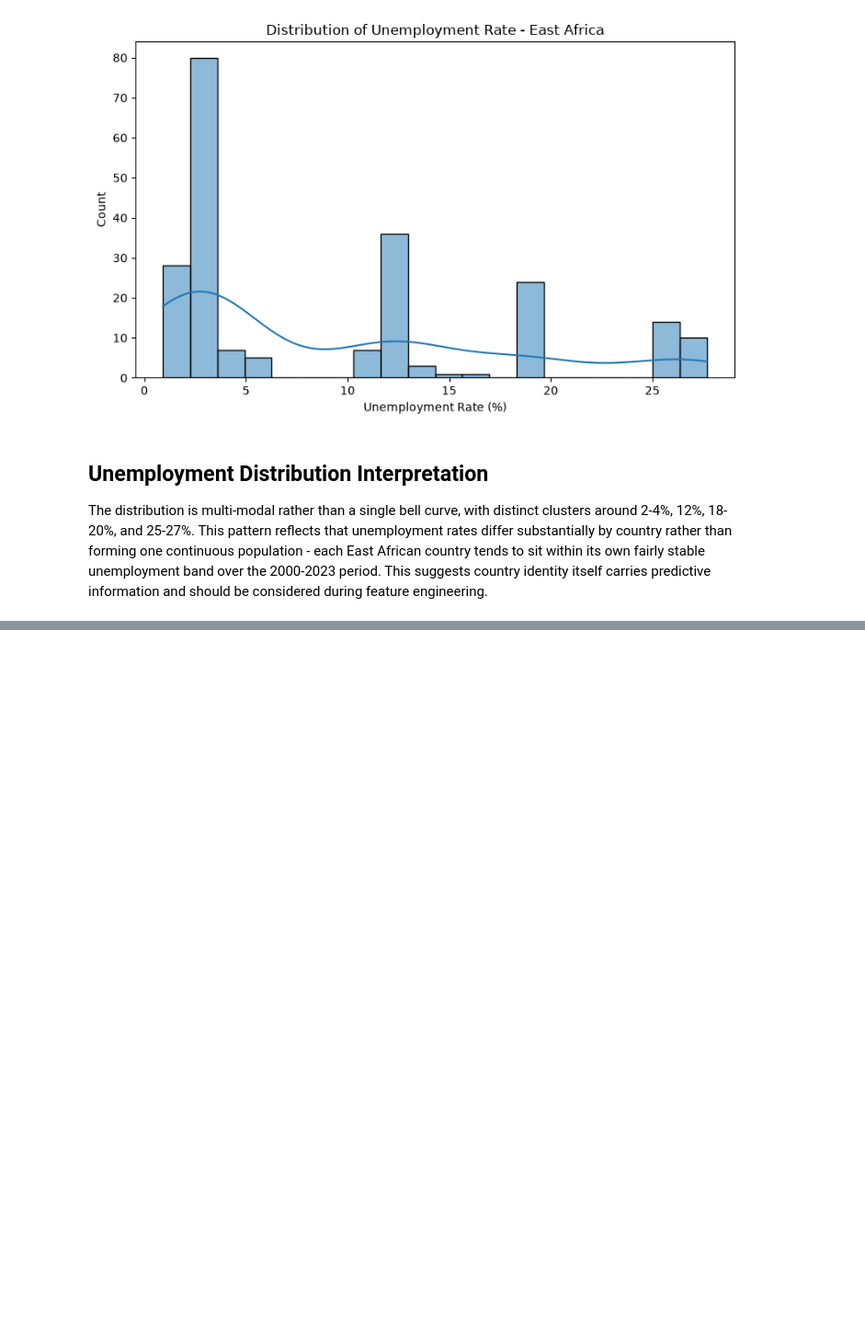
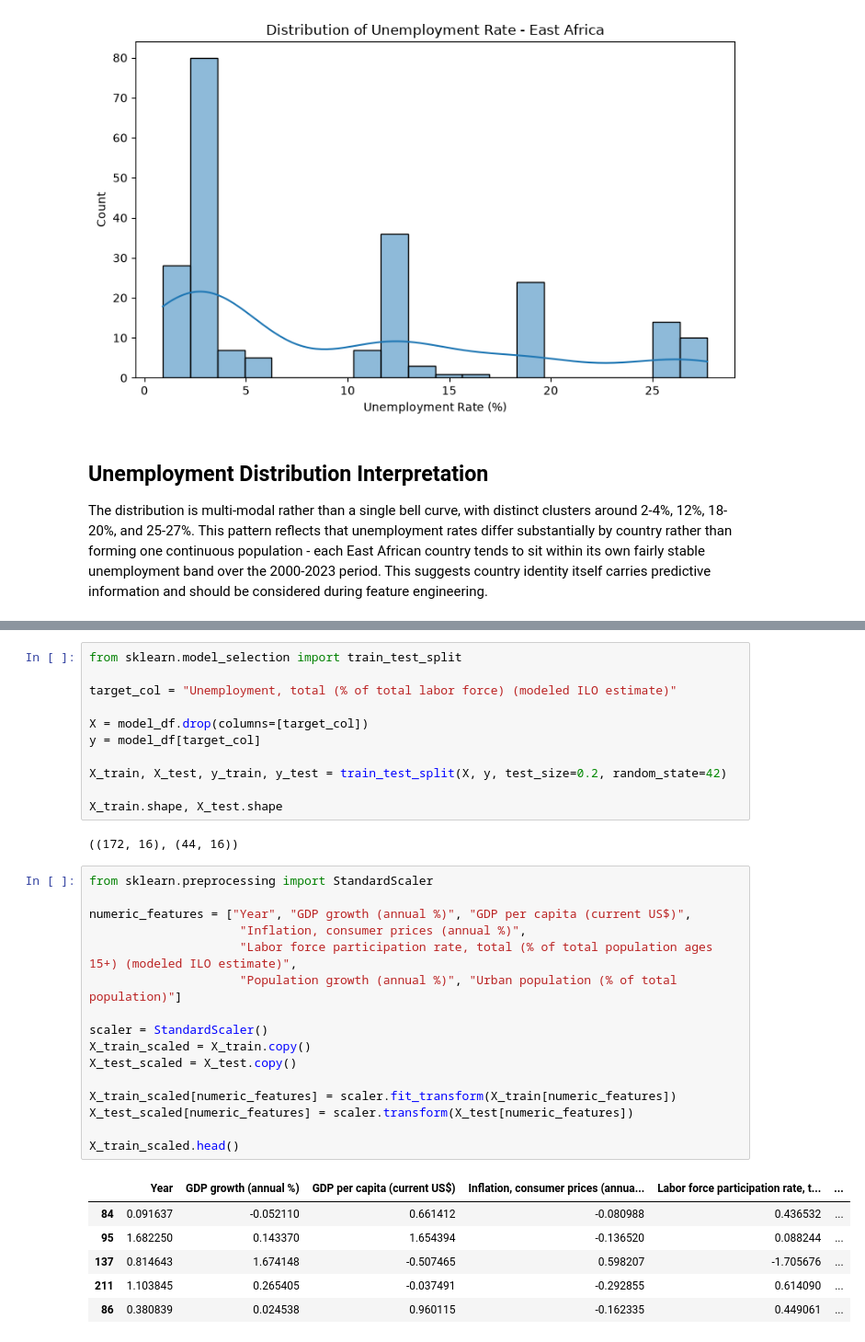
Before and after one commit to sahraomar1/linear_regression_model, a Jupyter notebook: summative/linear_regression/multivariate.ipynb, the cells around one changed output, grey strips where cells are left out. Shown at 92% size. Cells and saved outputs as stored; diff of their text form; blank space fills up the shorter version.

```diff
--- a/summative/linear_regression/multivariate.ipynb
+++ b/summative/linear_regression/multivariate.ipynb
@@ -204,0 +221,36 @@ predictive information and should be considered during feature engineering.
+# %%
+from sklearn.model_selection import train_test_split
+
+target_col = "Unemployment, total (% of total labor force) (modeled ILO estimate)"
+
+X = model_df.drop(columns=[target_col])
+y = model_df[target_col]
+
+X_train, X_test, y_train, y_test = train_test_split(X, y, test_size=0.2, random_state=42)
+
+X_train.shape, X_test.shape
+# %% [output]
+((172, 16), (44, 16))
+# %%
+from sklearn.preprocessing import StandardScaler
+
+numeric_features = ["Year", "GDP growth (annual %)", "GDP per capita (current US$)",
+                     "Inflation, consumer prices (annual %)",
+                     "Labor force participation rate, total (% of total population ages 15+) (modeled ILO estimate)",
+                     "Population growth (annual %)", "Urban population (% of total population)"]
+
+scaler = StandardScaler()
+X_train_scaled = X_train.copy()
+X_test_scaled = X_test.copy()
+
+X_train_scaled[numeric_features] = scaler.fit_transform(X_train[numeric_features])
+X_test_scaled[numeric_features] = scaler.transform(X_test[numeric_features])
+
+X_train_scaled.head()
+# %% [output]
+|  | Year | GDP growth (annual %) | GDP per capita (current US$) | Inflation, consumer prices (annua... | Labor force participation rate, t... | ... |
+| 84 | 0.091637 | -0.052110 | 0.661412 | -0.080988 | 0.436532 | ... |
+| 95 | 1.682250 | 0.143370 | 1.654394 | -0.136520 | 0.088244 | ... |
+| 137 | 0.814643 | 1.674148 | -0.507465 | 0.598207 | -1.705676 | ... |
+| 211 | 1.103845 | 0.265405 | -0.037491 | -0.292855 | 0.614090 | ... |
+| 86 | 0.380839 | 0.024538 | 0.960115 | -0.162335 | 0.449061 | ... |
```
Also changed, not shown: parts of 9 cells of this notebook, 5 other files.
